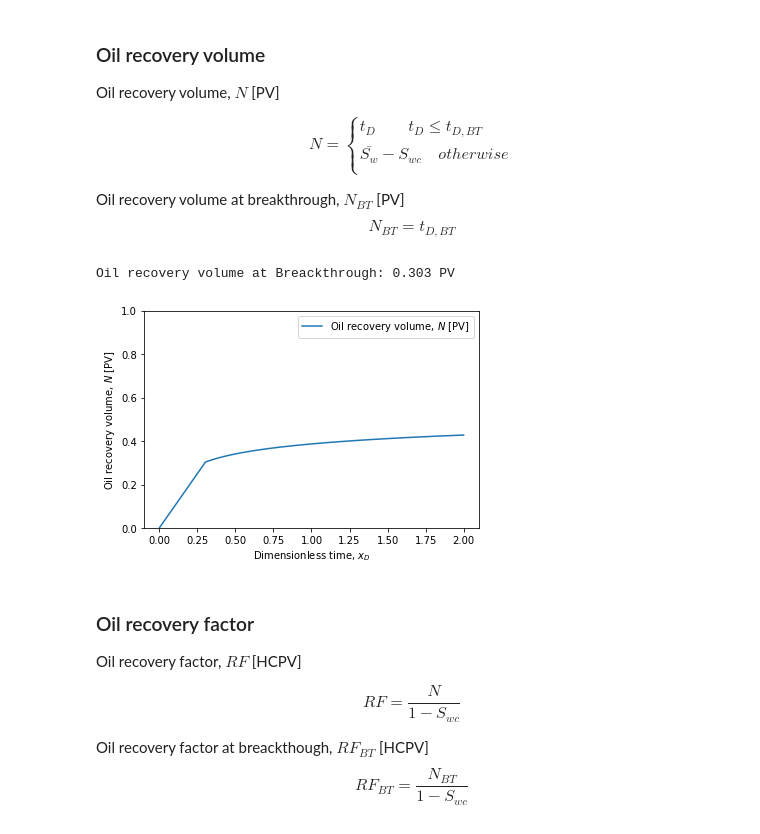
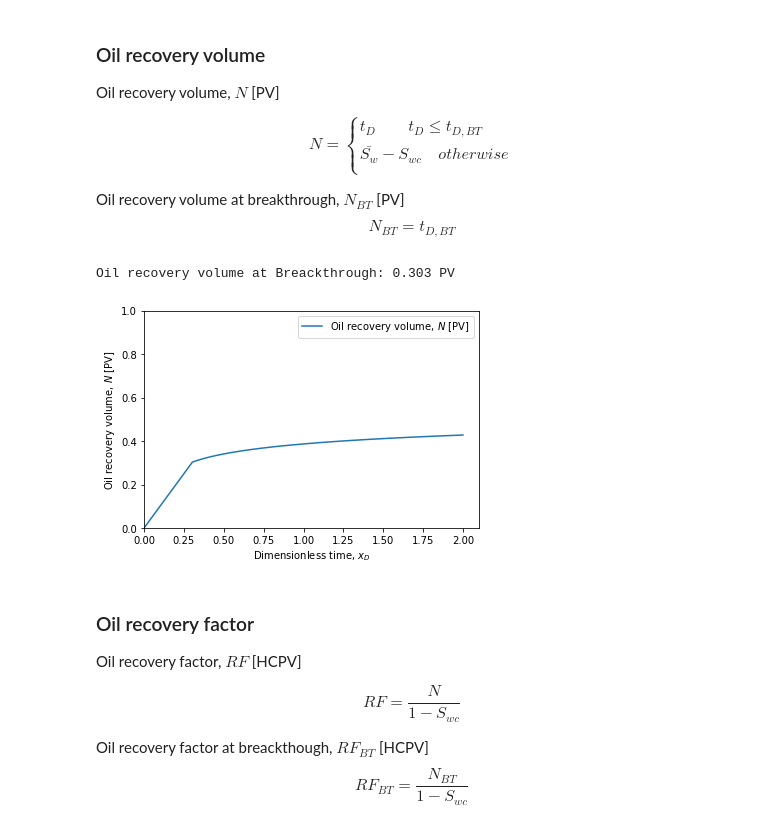
Before and after one commit to mayuneko-re/notebook, a Jupyter notebook: Buckley_Leverett.ipynb, the cells around one changed output. Saved outputs shown, nothing was run; the diff lists cells and outputs as text; code cells hidden in the pictures.

```diff
--- a/Buckley_Leverett.ipynb
+++ b/Buckley_Leverett.ipynb
@@ -259,20 +261,20 @@ $$N_{BT} =  t_{D, BT} $$
 # %%
 N = np.array([tD[i] if tD[i] < tD_BT else Sw_ave[i] - Swc for i in range(len(tD))])
 
 N_BT = tD_BT
 print('Oil recovery volume at Breackthrough: {0:.3f} PV'.format(N_BT))
 
 # Plot
 plt.plot(tD, N, label='Oil recovery volume, $N$ [PV]')
+plt.legend()
 plt.xlabel('Dimensionless time, $x_D$')
 plt.ylabel('Oil recovery volume, $N$ [PV]')
-# plt.xlim(0, 1)
+plt.xlim(0,)
 plt.ylim(0, 1)
-plt.legend()
 plt.show()
 # %% [output]
 Oil recovery volume at Breackthrough: 0.303 PV
-[figure, old version]
+[figure, new version]
 # %% [markdown]
 ### Oil recovery factor
 
```
Also changed, not shown: parts of 8 cells of this notebook.
